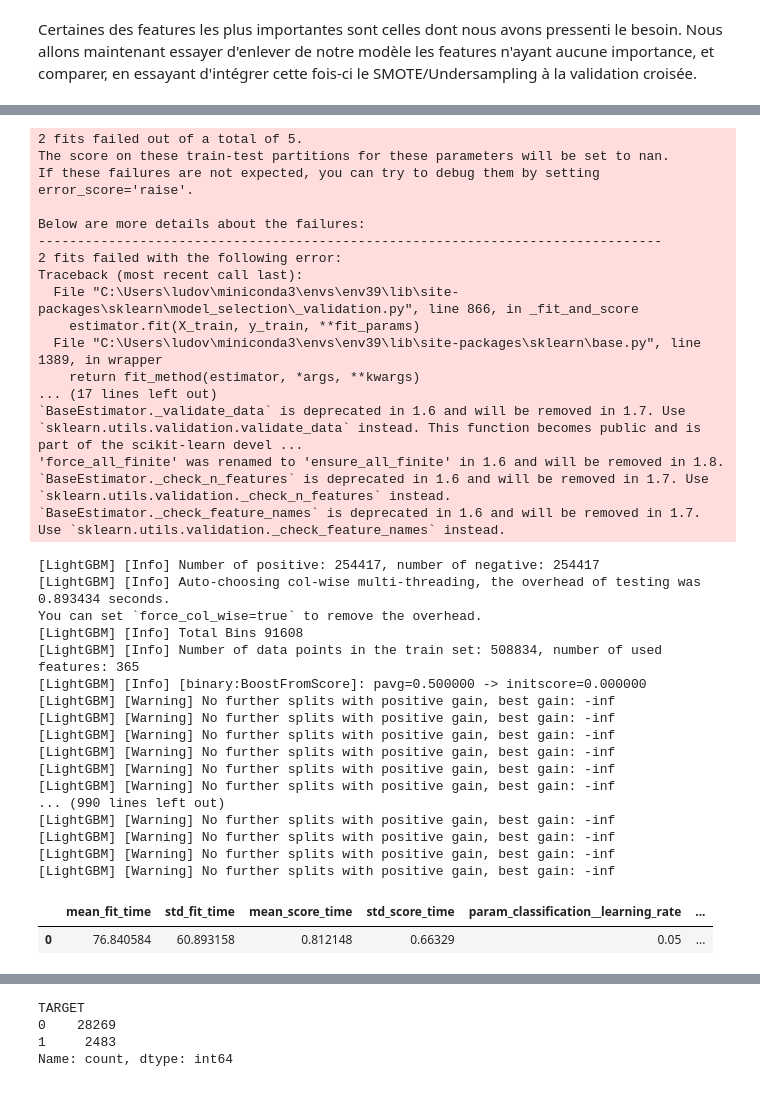
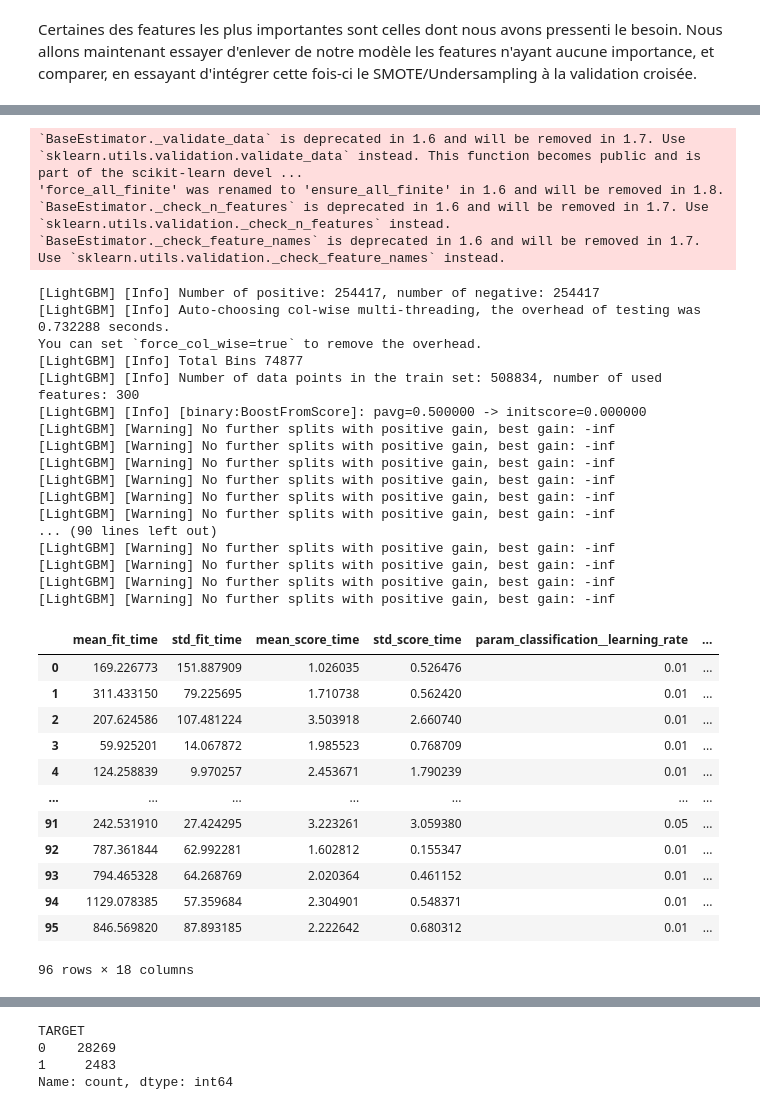
Before and after one commit to ludovicchmz/OpenClassrooms-DataScientist-Projet7, a Jupyter notebook: Chaumaz_Ludovic_2_notebook_modélisation_102025.ipynb, the cells around one changed output, grey strips where cells are left out. Drawn from its saved outputs; the diff is of its cells as text; code cells hidden in the pictures.

```diff
--- a/Chaumaz_Ludovic_2_notebook_modélisation_102025.ipynb
+++ b/Chaumaz_Ludovic_2_notebook_modélisation_102025.ipynb
@@ -804,57 +792,66 @@ model = pipeline.Pipeline([
     ])
 
 param_grid = {
+        #"smote__sampling_strategy": [0.1, 0.15, 0.2],
+        #"under__sampling_strategy": [0.5, 0.75, 1],
+        "classification__n_estimators": [100, 200, 500, 1000],
+        "classification__learning_rate": [0.01, 0.05, 0.1],
+        "classification__reg_alpha" : [0, 0.1],
+        "classification__reg_lambda" : [0, 0.1],
+        "classification__max_depth" : [3, 5]
+    }
+
+'''
+param_grid = {
         "classification__n_estimators": [1000],
         "classification__learning_rate": [0.05],
         "classification__reg_alpha" : [0],
         "classification__reg_lambda" : [0],
         "classification__max_depth" : [3]
     }
-
+'''
 
 grid = GridSearchCV(model, param_grid = param_grid, scoring = cost_scorer, n_jobs = -1)
 grid.fit(X_s_scaled, y_s_train)
 
 results = pd.DataFrame(grid.cv_results_)
 results = results.sort_values('rank_test_score').reset_index(drop = True)
 results
 # %% [output]
-2 fits failed out of a total of 5.
-The score on these train-test partitions for these parameters will be set to nan.
-If these failures are not expected, you can try to debug them by setting error_score='raise'.
-
-Below are more details about the failures:
---------------------------------------------------------------------------------
-2 fits failed with the following error:
-Traceback (most recent call last):
-  File "C:\Users\ludov\miniconda3\envs\env39\lib\site-packages\sklearn\model_selection\_validation.py", line 866, in _fit_and_score
-    estimator.fit(X_train, y_train, **fit_params)
-  File "C:\Users\ludov\miniconda3\envs\env39\lib\site-packages\sklearn\base.py", line 1389, in wrapper
-    return fit_method(estimator, *args, **kwargs)
-... (17 lines left out)
 `BaseEstimator._validate_data` is deprecated in 1.6 and will be removed in 1.7. Use `sklearn.utils.validation.validate_data` instead. This function becomes public and is part of the scikit-learn devel ...
 'force_all_finite' was renamed to 'ensure_all_finite' in 1.6 and will be removed in 1.8.
 `BaseEstimator._check_n_features` is deprecated in 1.6 and will be removed in 1.7. Use `sklearn.utils.validation._check_n_features` instead.
 `BaseEstimator._check_feature_names` is deprecated in 1.6 and will be removed in 1.7. Use `sklearn.utils.validation._check_feature_names` instead.
 [LightGBM] [Info] Number of positive: 254417, number of negative: 254417
-[LightGBM] [Info] Auto-choosing col-wise multi-threading, the overhead of testing was 0.893434 seconds.
+[LightGBM] [Info] Auto-choosing col-wise multi-threading, the overhead of testing was 0.732288 seconds.
 You can set `force_col_wise=true` to remove the overhead.
-[LightGBM] [Info] Total Bins 91608
-[LightGBM] [Info] Number of data points in the train set: 508834, number of used features: 365
+[LightGBM] [Info] Total Bins 74877
+[LightGBM] [Info] Number of data points in the train set: 508834, number of used features: 300
 [LightGBM] [Info] [binary:BoostFromScore]: pavg=0.500000 -> initscore=0.000000
 [LightGBM] [Warning] No further splits with positive gain, best gain: -inf
 [LightGBM] [Warning] No further splits with positive gain, best gain: -inf
 [LightGBM] [Warning] No further splits with positive gain, best gain: -inf
 [LightGBM] [Warning] No further splits with positive gain, best gain: -inf
 [LightGBM] [Warning] No further splits with positive gain, best gain: -inf
 [LightGBM] [Warning] No further splits with positive gain, best gain: -inf
-... (990 lines left out)
+... (90 lines left out)
 [LightGBM] [Warning] No further splits with positive gain, best gain: -inf
 [LightGBM] [Warning] No further splits with positive gain, best gain: -inf
 [LightGBM] [Warning] No further splits with positive gain, best gain: -inf
 [LightGBM] [Warning] No further splits with positive gain, best gain: -inf
 |  | mean_fit_time | std_fit_time | mean_score_time | std_score_time | param_classification__learning_rate | ... |
-| 0 | 76.840584 | 60.893158 | 0.812148 | 0.66329 | 0.05 | ... |
+| 0 | 169.226773 | 151.887909 | 1.026035 | 0.526476 | 0.01 | ... |
+| 1 | 311.433150 | 79.225695 | 1.710738 | 0.562420 | 0.01 | ... |
+| 2 | 207.624586 | 107.481224 | 3.503918 | 2.660740 | 0.01 | ... |
+| 3 | 59.925201 | 14.067872 | 1.985523 | 0.768709 | 0.01 | ... |
+| 4 | 124.258839 | 9.970257 | 2.453671 | 1.790239 | 0.01 | ... |
+| ... | ... | ... | ... | ... | ... | ... |
+| 91 | 242.531910 | 27.424295 | 3.223261 | 3.059380 | 0.05 | ... |
+| 92 | 787.361844 | 62.992281 | 1.602812 | 0.155347 | 0.01 | ... |
+| 93 | 794.465328 | 64.268769 | 2.020364 | 0.461152 | 0.01 | ... |
+| 94 | 1129.078385 | 57.359684 | 2.304901 | 0.548371 | 0.01 | ... |
+| 95 | 846.569820 | 87.893185 | 2.222642 | 0.680312 | 0.01 | ... |
+96 rows × 18 columns
 # %%
 n_estimators = grid.best_params_["classification__n_estimators"]
 reg_alpha = grid.best_params_["classification__reg_alpha"]
```
Also changed, not shown: parts of 36 cells of this notebook, 2 other files.
